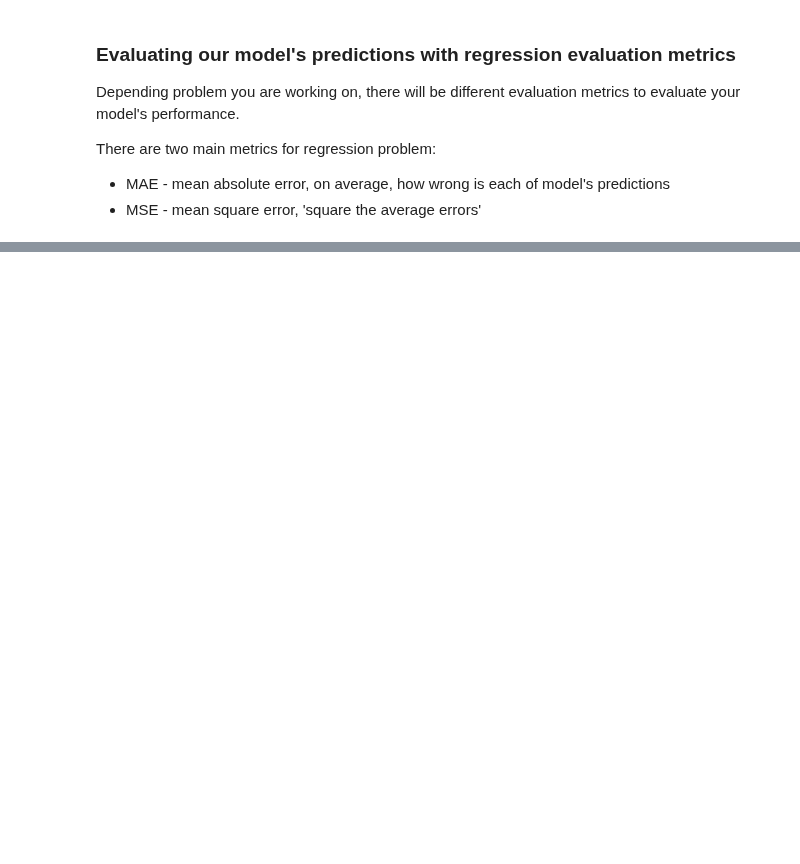
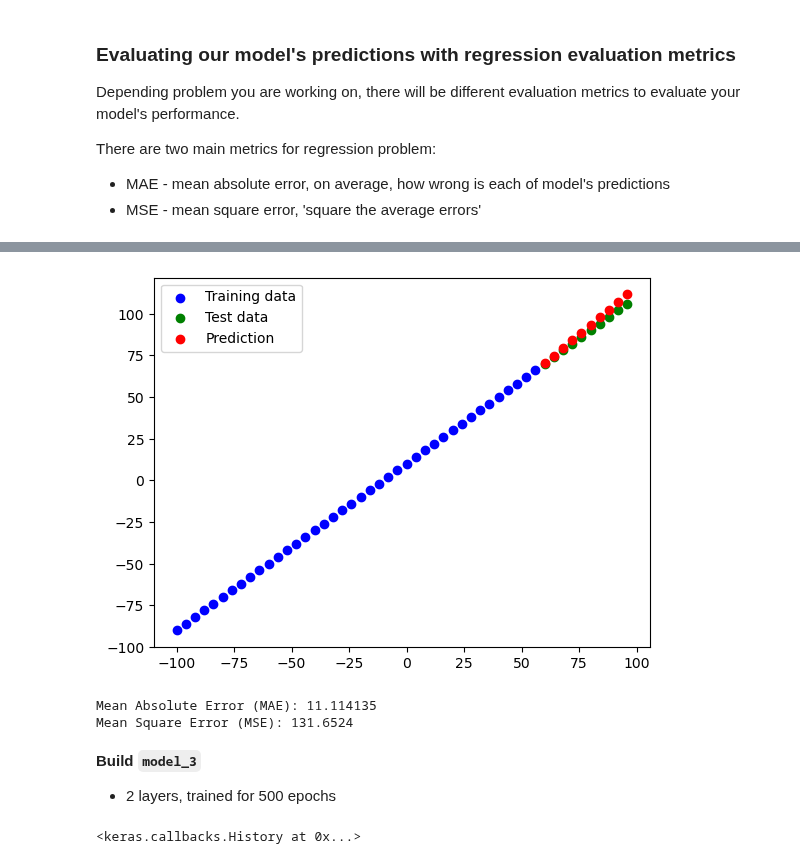
Before and after one commit to SedatParlak/tensorflow, a Jupyter notebook: 01_neural_network_regression_with_tensorflow.ipynb, the cells around one changed output, grey strips where cells are left out. Cells and saved outputs as stored; diff of their text form; code cells hidden in the pictures; blank space fills up the shorter version.

```diff
--- a/01_neural_network_regression_with_tensorflow.ipynb
+++ b/01_neural_network_regression_with_tensorflow.ipynb
@@ -623,0 +635,5 @@ Mean Square Error (MSE): 140.7931671142578
+# %%
+# Make and plot predictions
+y_pred_2 = model_2.predict(X_test)
+plot_prediction(predictions=y_pred_2)
+# %% [output]
@@ -623,0 +641,33 @@ Mean Square Error (MSE): 140.7931671142578
+[figure, added]
+# %%
+# Calculate evaluation metrics for model_2
+print('Mean Absolute Error (MAE):', mae(y_test, y_pred_2))
+print('Mean Square Error (MSE):', mse(y_test, y_pred_2))
+# %% [output]
+Mean Absolute Error (MAE): 11.114135
+Mean Square Error (MSE): 131.6524
+# %% [markdown]
+**Build `model_3`**
+
+* 2 layers, trained for 500 epochs
+# %%
+# Set random seed
+tf.random.set_seed(42)
+
+# 1. Create the model
+model_3 = tf.keras.Sequential([
+    tf.keras.layers.Dense(10),
+    tf.keras.layers.Dense(1)
+])
+
+# 2. Compile the model
+model_3.compile(
+     loss=tf.keras.losses.mae,
+     optimizer=tf.keras.optimizers.SGD(),
+     metrics=['mae']
+)
+
+# 3. Fit the model
+model_3.fit(tf.expand_dims(X_train, axis=-1), y_train, epochs=500, verbose=0)
+# %% [output]
+<keras.callbacks.History at 0x...>
```
Also changed, not shown: parts of 80 cells of this notebook.
